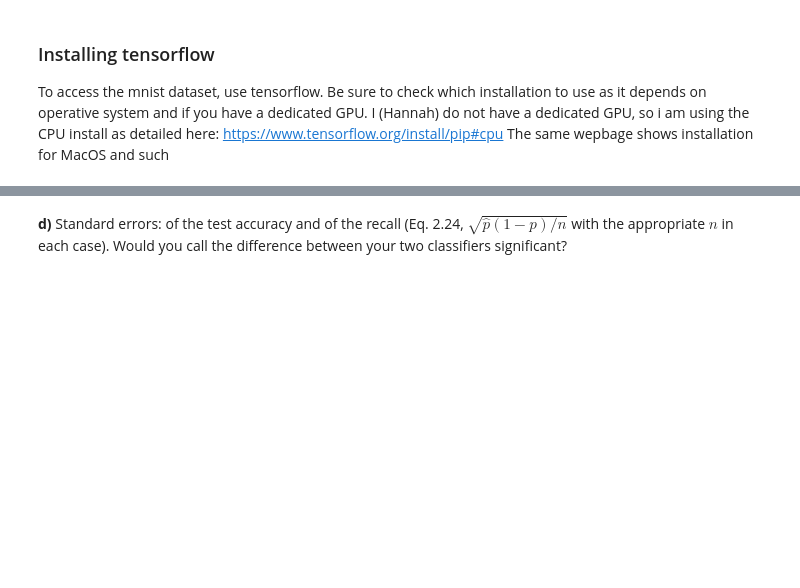
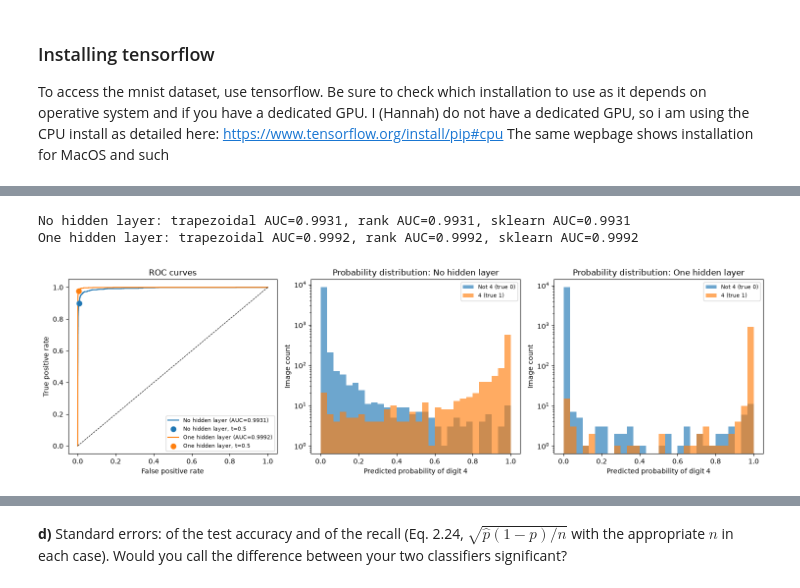
Before and after one commit to nillescorner/FYS-STK4155-Group, a Jupyter notebook: WeeklyTasks/exercisesweek43.ipynb, the cells around one changed output, grey strips where cells are left out. Saved outputs shown, nothing was run; the diff lists cells and outputs as text; code cells hidden in the pictures; blank space fills up the shorter version.

```diff
--- a/WeeklyTasks/exercisesweek43.ipynb
+++ b/WeeklyTasks/exercisesweek43.ipynb
@@ -870,0 +987,9 @@ not?
+# %%
+
+# no hidden layer signmoid output
+nn50 = NeuralNetwork(28**2, [1], [Sigmoid()],  cost = BinaryCrossEntropy())
+print(f'Gradient check (max |backprop - jax.grad|): {nn50.gradient_check(x_train, y_train):.2e}')
+
+history50 = train(nn50, x_train, y_train, SGD(gamma = 0.001), epochs = 500, batch_size = 16,
+                   X_val = x_test, y_val = y_test)
+print(f"Final train cross entropy: {history50["train"][-1]:.4f}, test cross entropy: {history50["val"][-1]:.4f} ")
@@ -870,0 +999,8 @@ not?
+# %%
+# One hidden layer sigmoid output
+nn50_1hidden = NeuralNetwork(28**2, [10,1], [ReLU(), Sigmoid()],  cost = BinaryCrossEntropy())
+print(f'Gradient check (max |backprop - jax.grad|): {nn50.gradient_check(x_train, y_train):.2e}')
+
+history50_1hidden = train(nn50_1hidden, x_train, y_train, SGD(gamma = 0.001), epochs = 500, batch_size = 16,
+                   X_val = x_test, y_val = y_test)
+print(f"Final train cross entropy: {history50_1hidden["train"][-1]:.4f}, test cross entropy: {history50_1hidden["val"][-1]:.4f} ")
@@ -870,0 +1107,62 @@ not?
+# %%
+y_true = np.asarray(y_test).ravel().astype(int)
+
+# Both models should output one sigmoid probability per test image.
+probabilities = {
+    "No hidden layer": np.asarray(nn50.feed_forward(x_test)).ravel(),
+    "One hidden layer": np.asarray(nn50_1hidden.feed_forward(x_test)).ravel(),
+}
+
+if any(p.shape != y_true.shape for p in probabilities.values()):
+    raise ValueError(
+        f"Expected one probability per test label. "
+        f"Labels: {y_true.shape}; predictions: "
+        f"{ {name: p.shape for name, p in probabilities.items()} }"
+    )
+
+# Plot ROC curves and mark the operating point at threshold t = 0.5.
+fig, axes = plt.subplots(1, 3, figsize=(15, 4.5))
+
+for name, p in probabilities.items():
+    fpr, tpr, thresholds = roc_curve(y_true, p)
+
+    auc_trap = auc_trapezoid(fpr, tpr)
+    auc_rank = roc_auc(y_true, p)
+    auc_sklearn = roc_auc_score(y_true, p)
+
+    print(
+        f"{name}: trapezoidal AUC={auc_trap:.4f}, "
+        f"rank AUC={auc_rank:.4f}, sklearn AUC={auc_sklearn:.4f}"
+    )
+
+    axes[0].plot(fpr, tpr, label=f"{name} (AUC={auc_sklearn:.4f})")
+
+    # Calculate the ROC point for exactly the threshold p >= 0.5.
+    y_pred = (p >= 0.5).astype(int)
+    tp, fn, fp, tn = confusion_matrix(y_true, y_pred)
+    tpr_05 = tp / (tp + fn) if tp + fn else 0.0
+    fpr_05 = fp / (fp + tn) if fp + tn else 0.0
+    axes[0].scatter(fpr_05, tpr_05, s=55, marker="o", zorder=3,
+                    label=f"{name}, t=0.5")
+
+axes[0].plot([0, 1], [0, 1], "k--", lw=0.8)
+axes[0].set(xlabel="False positive rate", ylabel="True positive rate",
+            title="ROC curves")
+axes[0].legend(fontsize=8)
+
+# Show each model's test probabilities separately for the two true classes.
+bins = np.linspace(0, 1, 31)
+for ax, (name, p) in zip(axes[1:], probabilities.items()):
+    ax.hist(p[y_true == 0], bins=bins, alpha=0.65, label="Not 4 (true 0)")
+    ax.hist(p[y_true == 1], bins=bins, alpha=0.65, label="4 (true 1)")
+    ax.set_yscale("log")
+    ax.set(xlabel="Predicted probability of digit 4", ylabel="Image count",
+           title=f"Probability distribution: {name}")
+    ax.legend(fontsize=8)
+
+fig.tight_layout()
+plt.show()
+# %% [output]
+No hidden layer: trapezoidal AUC=0.9931, rank AUC=0.9931, sklearn AUC=0.9931
+One hidden layer: trapezoidal AUC=0.9992, rank AUC=0.9992, sklearn AUC=0.9992
+[figure, added]
```
Also changed, not shown: parts of 18 cells of this notebook.
